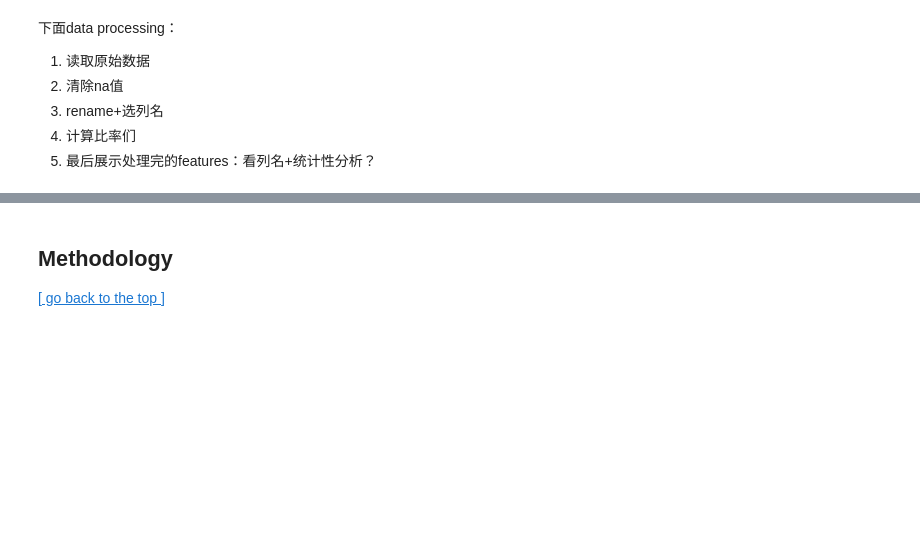
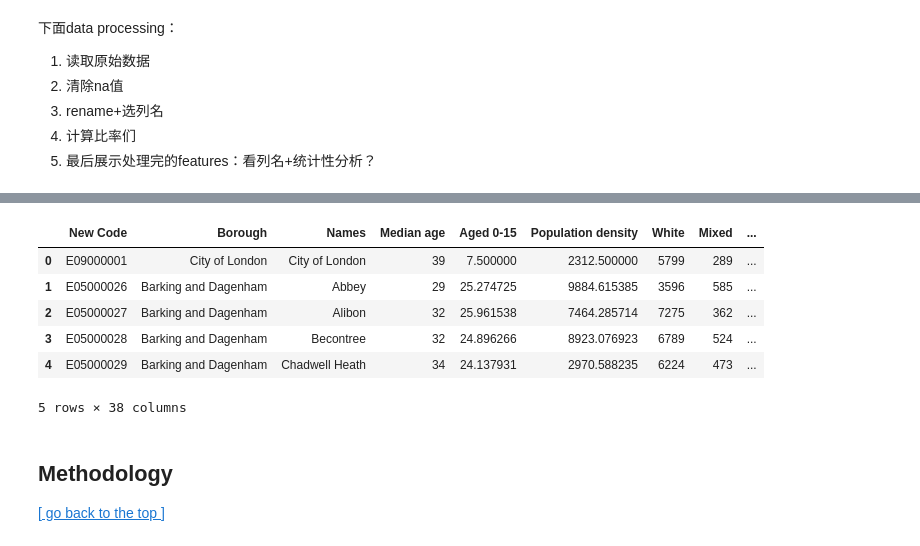
Before and after one commit to mixedmint/DSSS, a Jupyter notebook: childhood obesity.ipynb, the cells around one changed output, grey strips where cells are left out. Cells and saved outputs as stored; diff of their text form; code cells hidden in the pictures; blank space fills up the shorter version.

Commit message:
add features table

```diff
--- a/childhood obesity.ipynb
+++ b/childhood obesity.ipynb
@@ -121,3 +131,14 @@ Hammond R. et al. (2019) ‘Predicting childhood obesity using electronic health
+# %%
+raw_features = pd.read_csv("https://raw.githubusercontent.com/mixedmint/DSSS/refs/heads/main/data/selected_ward_atlas.csv")
+raw_features.head()
+# %% [output]
+|  | New Code | Borough | Names | Median age | Aged 0-15 | Population density | White | Mixed | ... |
+| 0 | E09000001 | City of London | City of London | 39 | 7.500000 | 2312.500000 | 5799 | 289 | ... |
+| 1 | E05000026 | Barking and Dagenham | Abbey | 29 | 25.274725 | 9884.615385 | 3596 | 585 | ... |
+| 2 | E05000027 | Barking and Dagenham | Alibon | 32 | 25.961538 | 7464.285714 | 7275 | 362 | ... |
+| 3 | E05000028 | Barking and Dagenham | Becontree | 32 | 24.896266 | 8923.076923 | 6789 | 524 | ... |
+| 4 | E05000029 | Barking and Dagenham | Chadwell Heath | 34 | 24.137931 | 2970.588235 | 6224 | 473 | ... |
+5 rows × 38 columns
 # %% [markdown]
 ## Methodology
 
```
Also changed, not shown: parts of 1 cell of this notebook, 1 other file.
